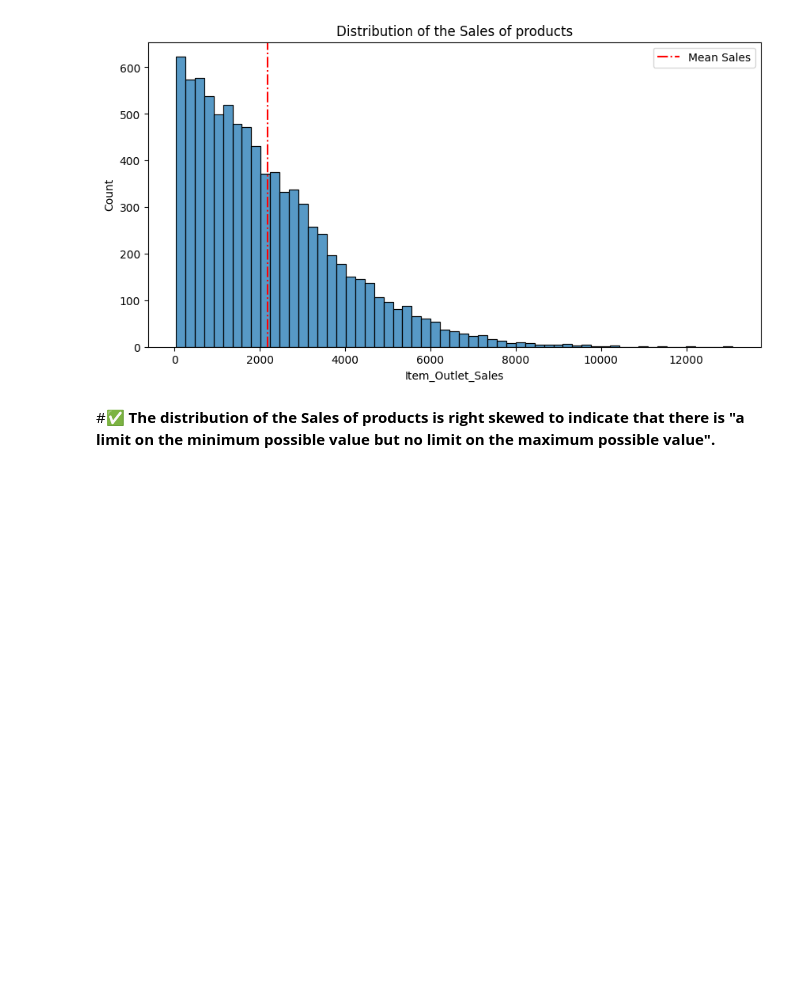
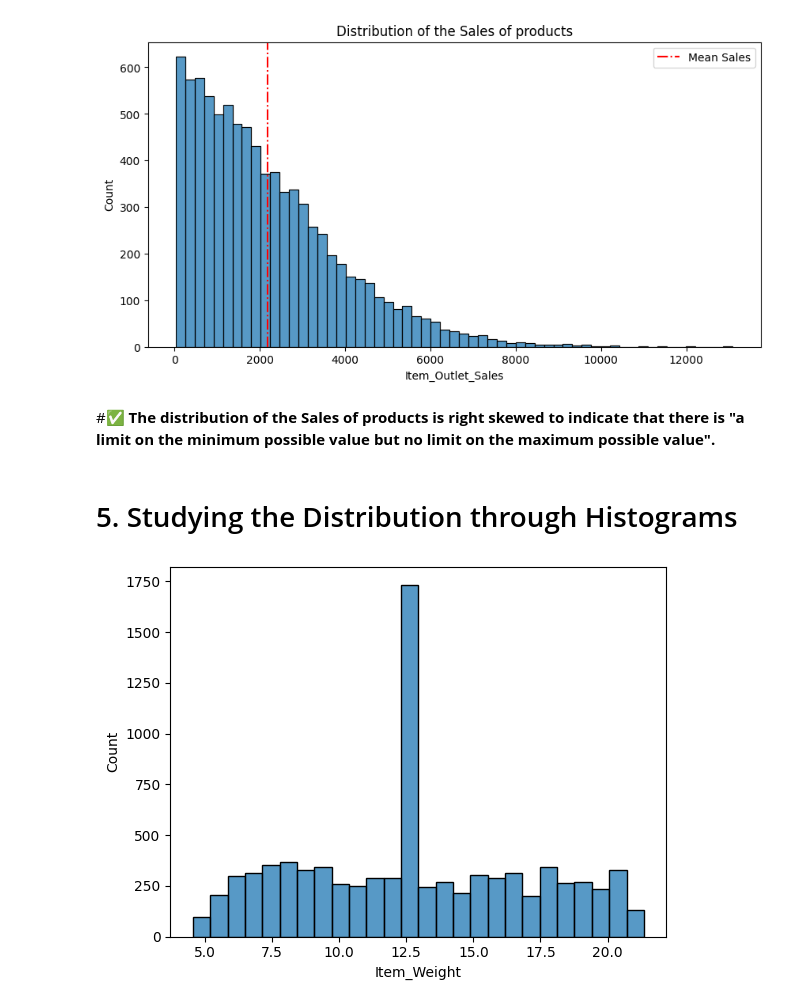
Before and after one commit to Souha-Kabtni/Food-Sales-Predictions, a Jupyter notebook: Souha_Kabtni_Project_1_Part_3_(Core)_Phase.ipynb, the cells around one changed output. Cells and saved outputs as stored; diff of their text form; code cells hidden in the pictures; blank space fills up the shorter version.

```diff
--- a/Souha_Kabtni_Project_1_Part_3_(Core)_Phase.ipynb
+++ b/Souha_Kabtni_Project_1_Part_3_(Core)_Phase.ipynb
@@ -582,3 +638,9 @@ ax.legend();
 [figure]
 # %% [markdown]
 #✅ **The distribution of the Sales of products is right skewed to indicate that there is "a limit on the minimum possible value but no limit on the maximum possible value".**
+# %% [markdown]
+# 5. Studying the Distribution through Histograms
+# %%
+sns.histplot(data=df, x='Item_Weight', y=None, hue=None,  stat='count', bins='auto');
+# %% [output]
+[figure, added]
```
Also changed, not shown: parts of 35 cells of this notebook.
